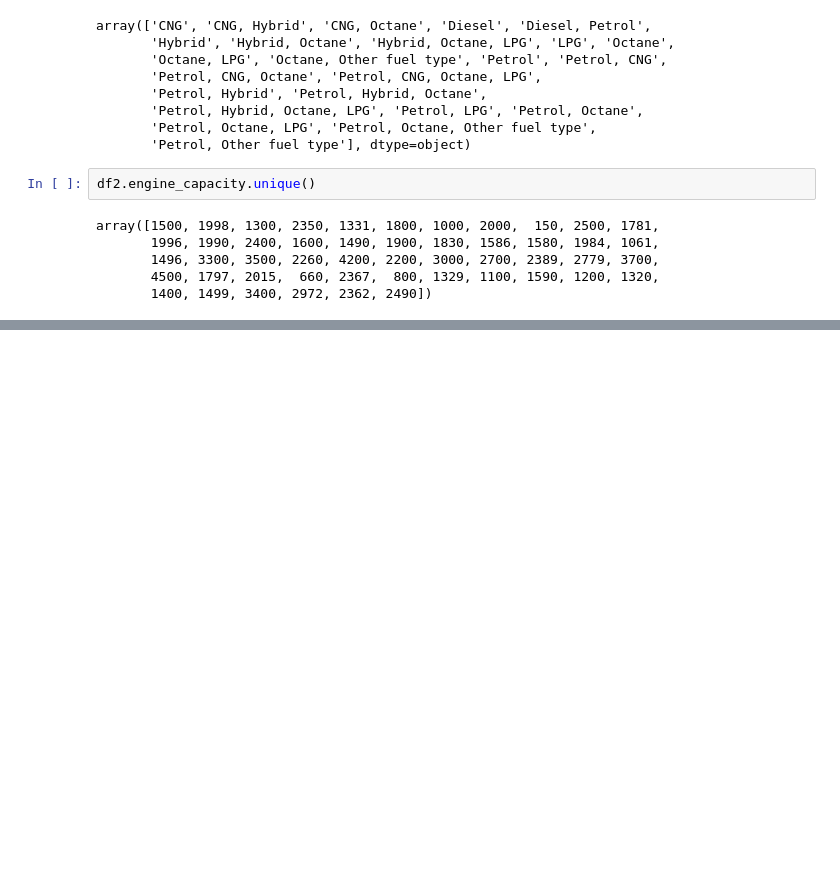
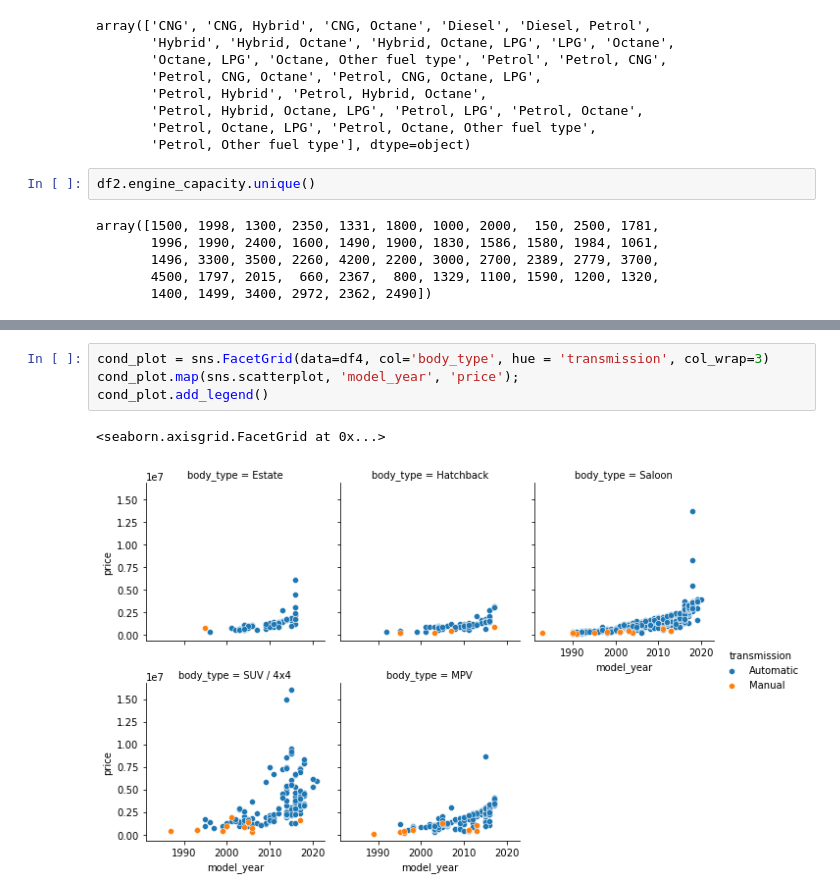
Before and after one commit to s-da-sailor/price-prediction-preowned-cars, a Jupyter notebook: Price Prediction.ipynb, the cells around one changed output, grey strips where cells are left out. Drawn from its saved outputs; the diff is of its cells as text; blank space fills up the shorter version.

```diff
--- a/Price Prediction.ipynb
+++ b/Price Prediction.ipynb
@@ -197,0 +347,7 @@ array([1500, 1998, 1300, 2350, 1331, 1800, 1000, 2000,  150, 2500, 1781,
+# %%
+cond_plot = sns.FacetGrid(data=df4, col='body_type', hue = 'transmission', col_wrap=3)
+cond_plot.map(sns.scatterplot, 'model_year', 'price');
+cond_plot.add_legend()
+# %% [output]
+<seaborn.axisgrid.FacetGrid at 0x...>
+[figure, added]
```
Also changed, not shown: parts of 15 cells of this notebook.
